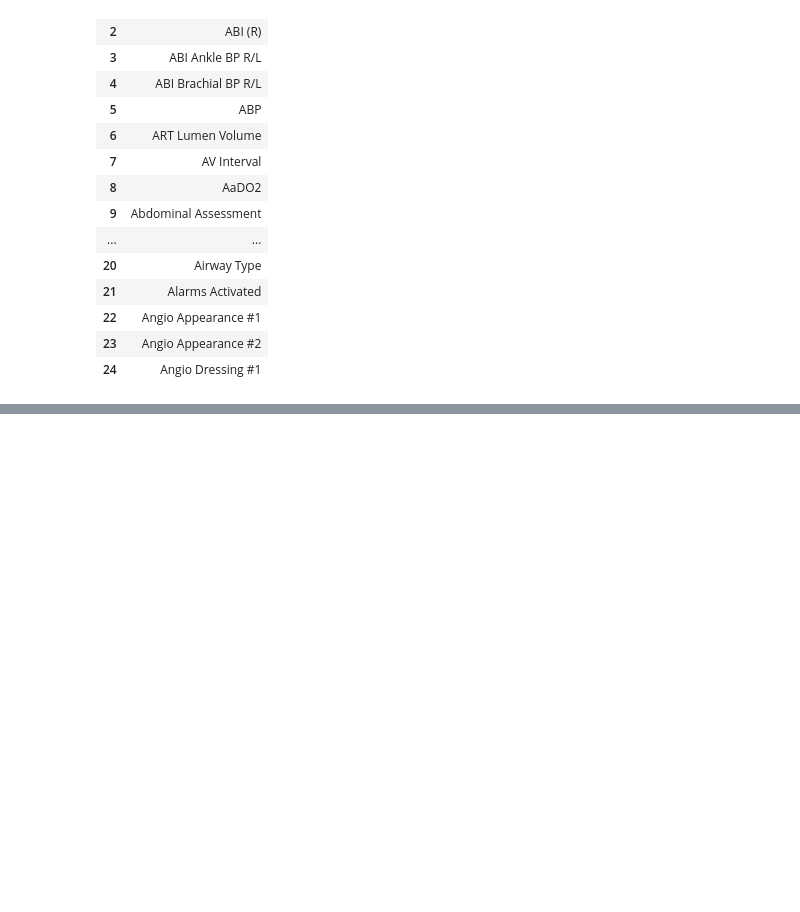
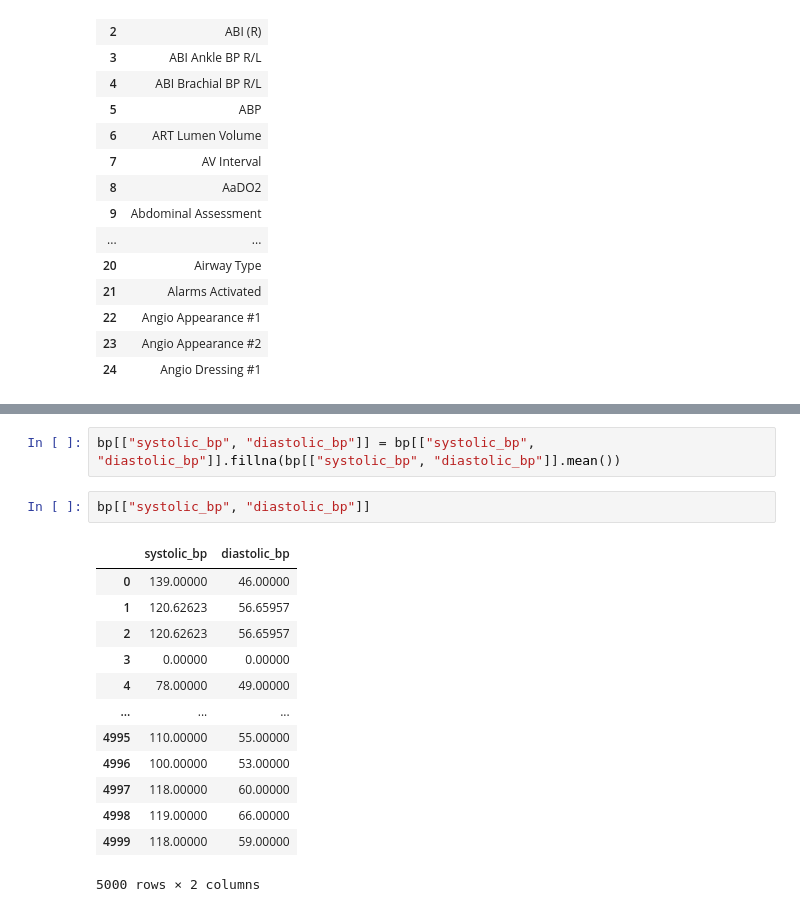
Before and after one commit to abchapman93/PHS_Data_Science_2022_instructor, a Jupyter notebook: Module-3-SQL/03-Labs-and-Vitals_instructor.ipynb, the cells around one changed output, grey strips where cells are left out. Cells and saved outputs as stored; diff of their text form; blank space fills up the shorter version.

```diff
--- a/Module-3-SQL/03-Labs-and-Vitals_instructor.ipynb
+++ b/Module-3-SQL/03-Labs-and-Vitals_instructor.ipynb
@@ -492,0 +505,18 @@ Look at the scatterplot of the two blood pressure readings. What does this tell
+# %%
+bp[["systolic_bp", "diastolic_bp"]] = bp[["systolic_bp", "diastolic_bp"]].fillna(bp[["systolic_bp", "diastolic_bp"]].mean())
+# %%
+bp[["systolic_bp", "diastolic_bp"]]
+# %% [output]
+|  | systolic_bp | diastolic_bp |
+| 0 | 139.00000 | 46.00000 |
+| 1 | 120.62623 | 56.65957 |
+| 2 | 120.62623 | 56.65957 |
+| 3 | 0.00000 | 0.00000 |
+| 4 | 78.00000 | 49.00000 |
+| ... | ... | ... |
+| 4995 | 110.00000 | 55.00000 |
+| 4996 | 100.00000 | 53.00000 |
+| 4997 | 118.00000 | 60.00000 |
+| 4998 | 119.00000 | 66.00000 |
+| 4999 | 118.00000 | 59.00000 |
+5000 rows × 2 columns
```
Also changed, not shown: parts of 45 cells of this notebook, 2 other files.
